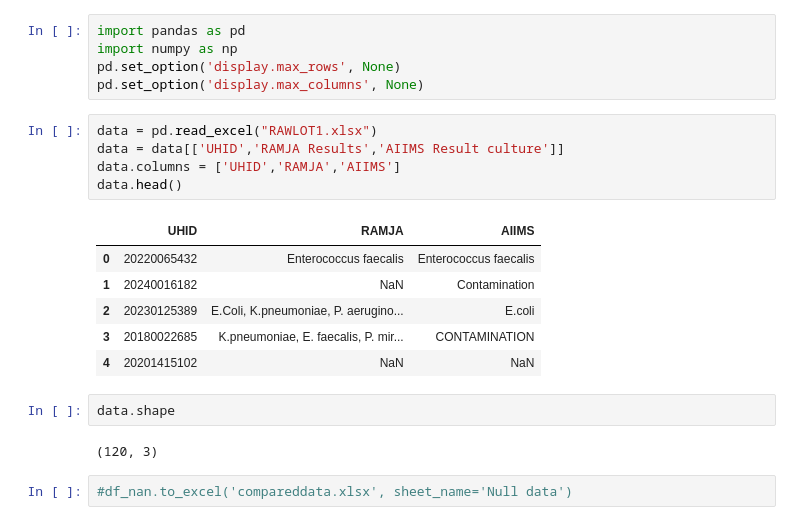
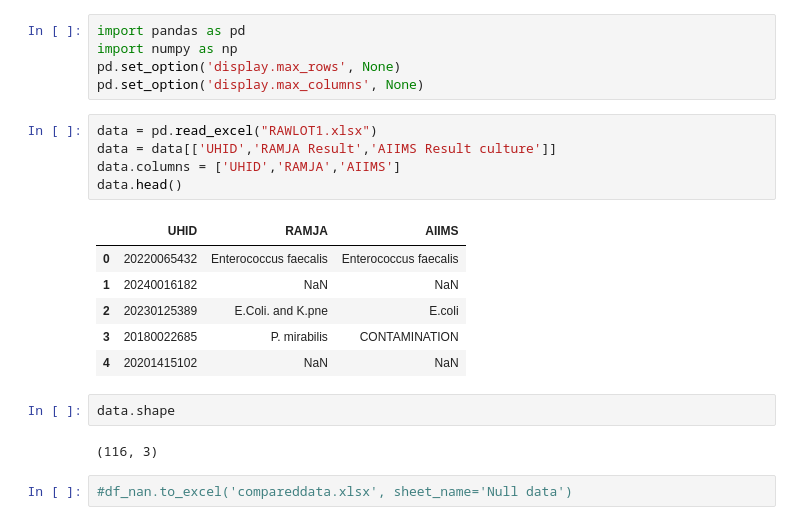
Before and after one commit to neeliit/DiagnosticsPy, a Jupyter notebook: comparision.ipynb, the cells around one changed output. Saved outputs shown, nothing was run; the diff lists cells and outputs as text.

```diff
--- a/comparision.ipynb
+++ b/comparision.ipynb
@@ -5,20 +5,20 @@ pd.set_option('display.max_rows', None)
 pd.set_option('display.max_columns', None)
 # %%
 data = pd.read_excel("RAWLOT1.xlsx")
-data = data[['UHID','RAMJA Results','AIIMS Result culture']]
+data = data[['UHID','RAMJA Result','AIIMS Result culture']]
 data.columns = ['UHID','RAMJA','AIIMS']
 data.head()
 # %% [output]
 |  | UHID | RAMJA | AIIMS |
 | 0 | 20220065432 | Enterococcus faecalis | Enterococcus faecalis |
-| 1 | 20240016182 | NaN | Contamination |
-| 2 | 20230125389 | E.Coli, K.pneumoniae, P. aerugino... | E.coli |
-| 3 | 20180022685 | K.pneumoniae, E. faecalis, P. mir... | CONTAMINATION |
+| 1 | 20240016182 | NaN | NaN |
+| 2 | 20230125389 | E.Coli. and K.pne | E.coli |
+| 3 | 20180022685 | P. mirabilis | CONTAMINATION |
 | 4 | 20201415102 | NaN | NaN |
 # %%
 data.shape
 # %% [output]
-(120, 3)
+(116, 3)
 # %%
 #df_nan.to_excel('compareddata.xlsx', sheet_name='Null data')
 # %%
```
Also changed, not shown: parts of 6 cells of this notebook.
